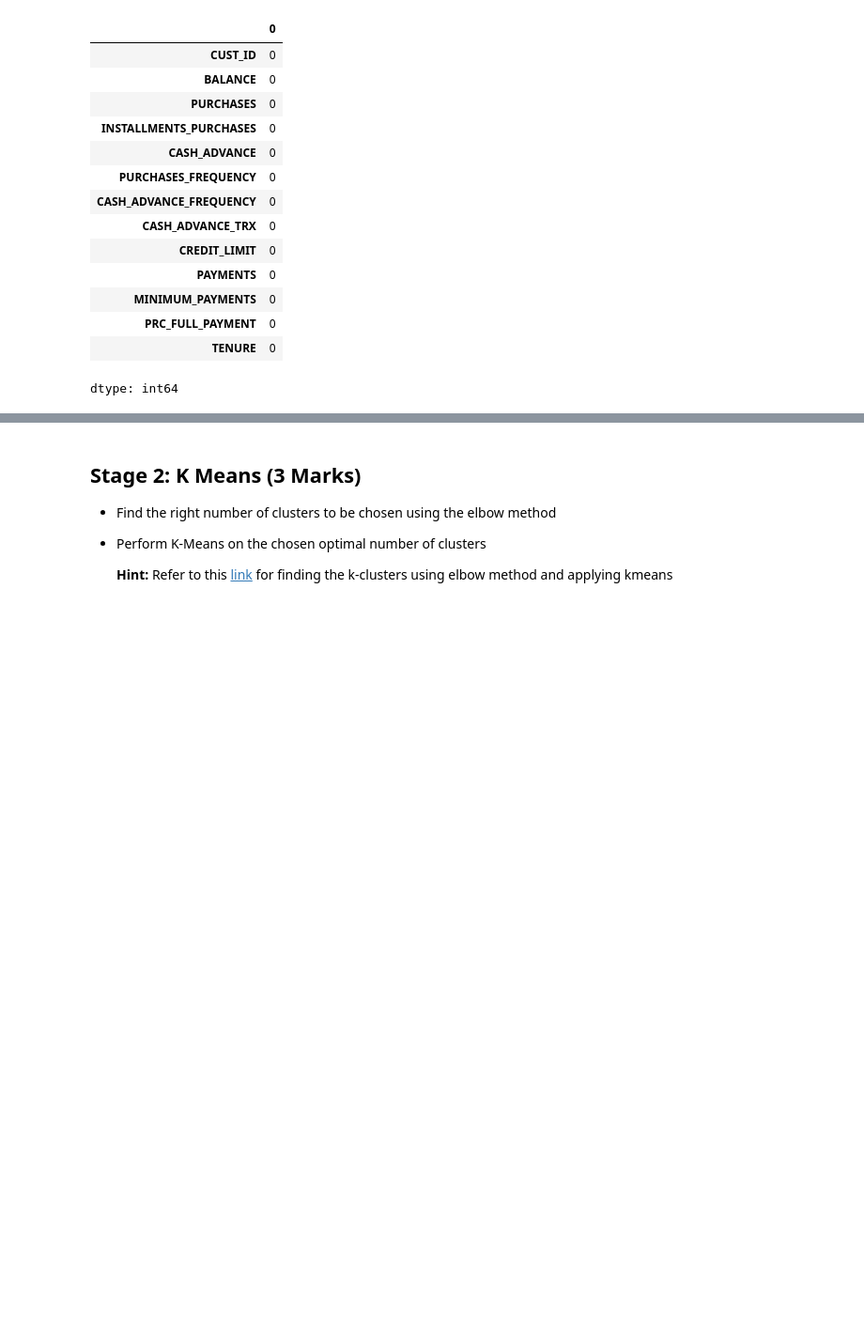
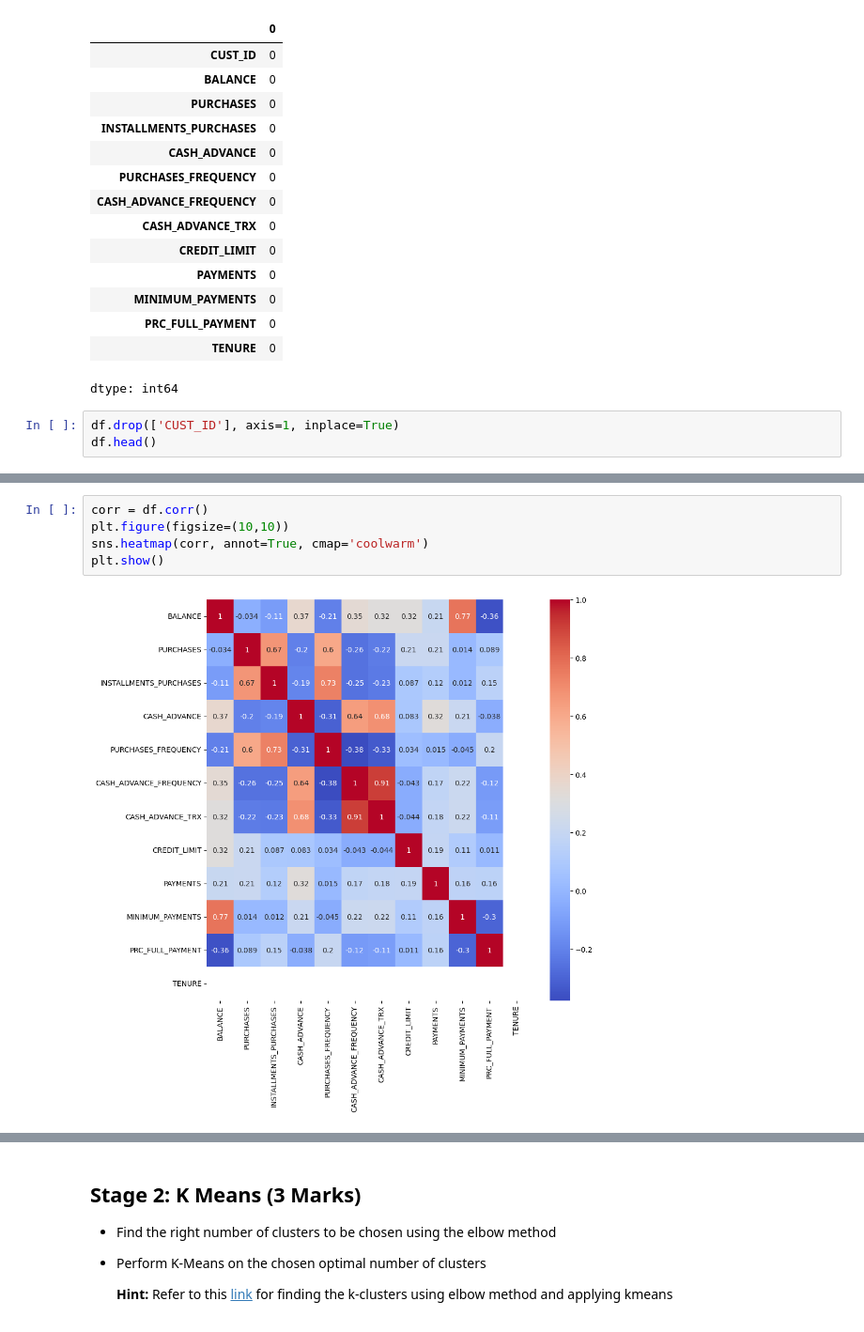
Before and after one commit to vikramvundyala/python_AI-ML, a Jupyter notebook: U2_MH2_Customer_Segmentation.ipynb, the cells around one changed output, grey strips where cells are left out. Shown at 94% size. Drawn from its saved outputs; the diff is of its cells as text; blank space fills up the shorter version.

```diff
--- a/U2_MH2_Customer_Segmentation.ipynb
+++ b/U2_MH2_Customer_Segmentation.ipynb
@@ -153,3 +153,6 @@ df.isna().sum()
 | PRC_FULL_PAYMENT | 0 |
 | TENURE | 0 |
 dtype: int64
+# %%
+df.drop(['CUST_ID'], axis=1, inplace=True)
+df.head()
@@ -155,0 +166,7 @@ dtype: int64
+# %%
+corr = df.corr()
+plt.figure(figsize=(10,10))
+sns.heatmap(corr, annot=True, cmap='coolwarm')
+plt.show()
+# %% [output]
+[figure, added]
```
Also changed, not shown: parts of 3 cells of this notebook.
